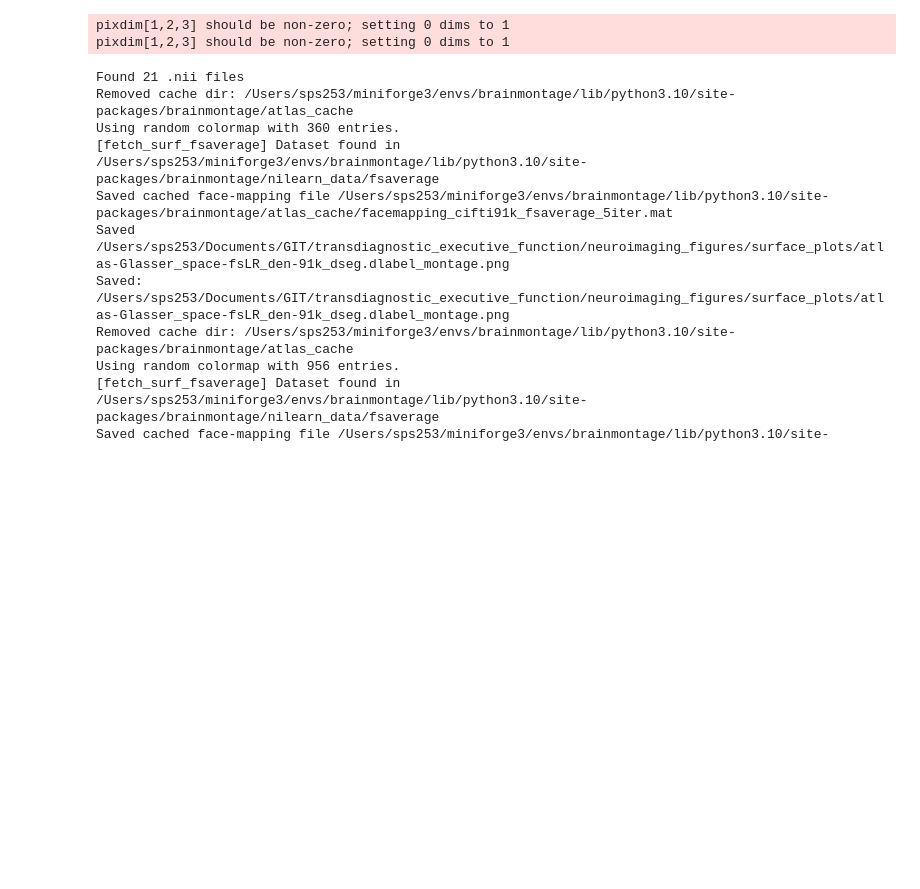
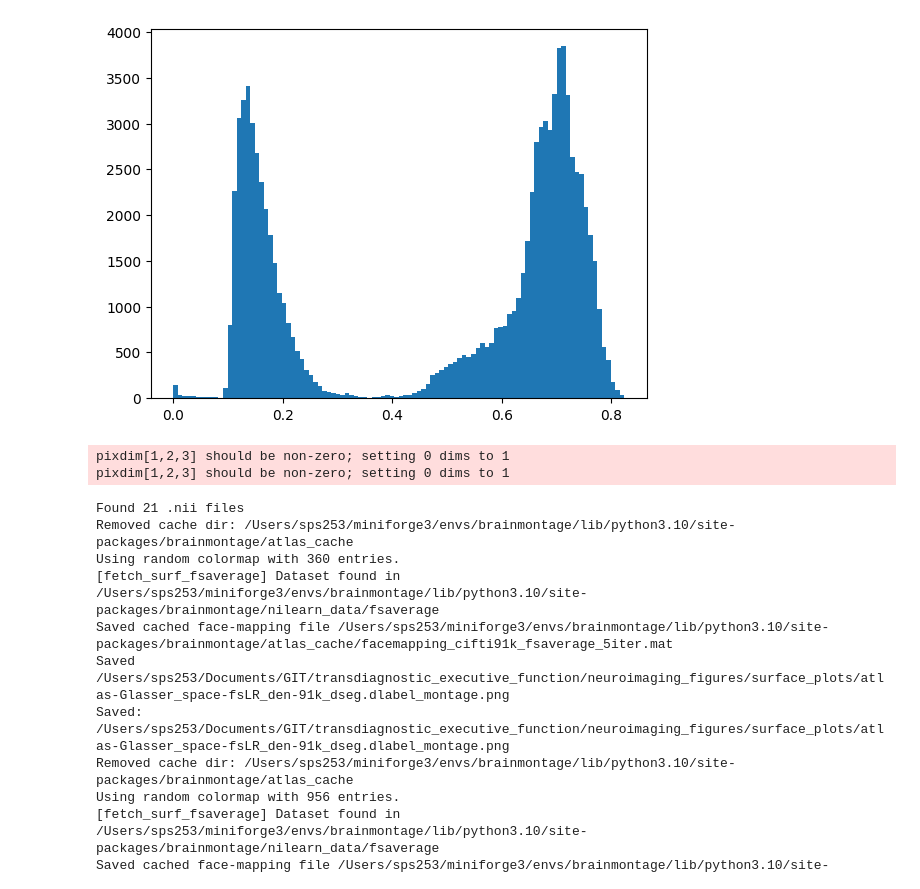
Before and after one commit to PennLINC/transdiagnostic_executive_function, a Jupyter notebook: analysis/02_plot/plot_surfaces.ipynb, the cells around one changed output. Saved outputs shown, nothing was run; the diff lists cells and outputs as text; code cells hidden in the pictures; blank space fills up the shorter version.

```diff
--- a/analysis/02_plot/plot_surfaces.ipynb
+++ b/analysis/02_plot/plot_surfaces.ipynb
@@ -81,3 +73,10 @@ Saved /Users/sps253/Documents/GIT/transdiagnostic_executive_function/neuroimagin
+# %%
+# plot density of ciftidata
+plt.figure()
+plt.hist(ciftidata, bins=100)
+plt.show()
+# %% [output]
+[figure, added]
 # %%
 %%time
 # Loop over CIFTI/GIFTI .nii atlases and generate surface montages
```
Also changed, not shown: parts of 4 cells of this notebook, 4 other files.
